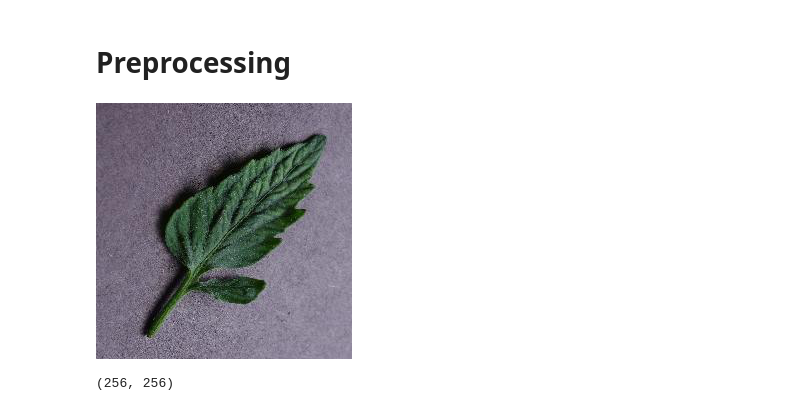
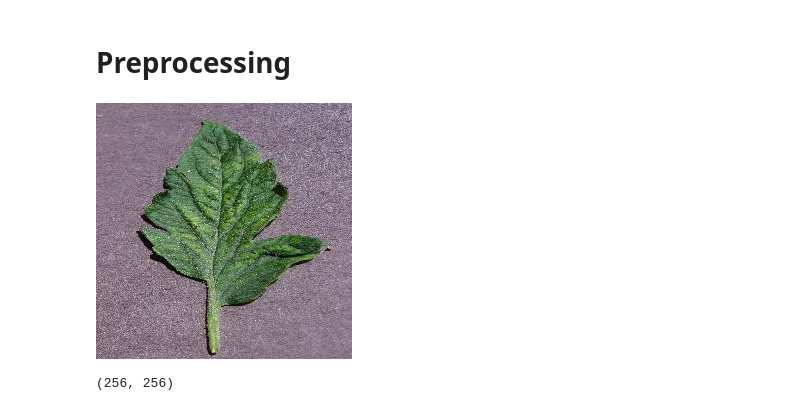
Before and after one commit to trifarameliniaa/SKRIPSI, a Jupyter notebook: file skripsinya fara.ipynb, the cells around one changed output. Saved outputs shown, nothing was run; the diff lists cells and outputs as text; code cells hidden in the pictures.

```diff
--- a/file skripsinya fara.ipynb
+++ b/file skripsinya fara.ipynb
@@ -9,10 +9,10 @@ import numpy as np
 import matplotlib.pyplot as plt
 import cv2
 # %%
-img = Image.open('/content/D4.jpg')
+img = Image.open('/content/D1.jpg')
 img
 # %% [output]
-[figure, old version]
+[figure, new version]
 # %%
 img.size
 # %% [output]
```
Also changed, not shown: parts of 13 cells of this notebook.
